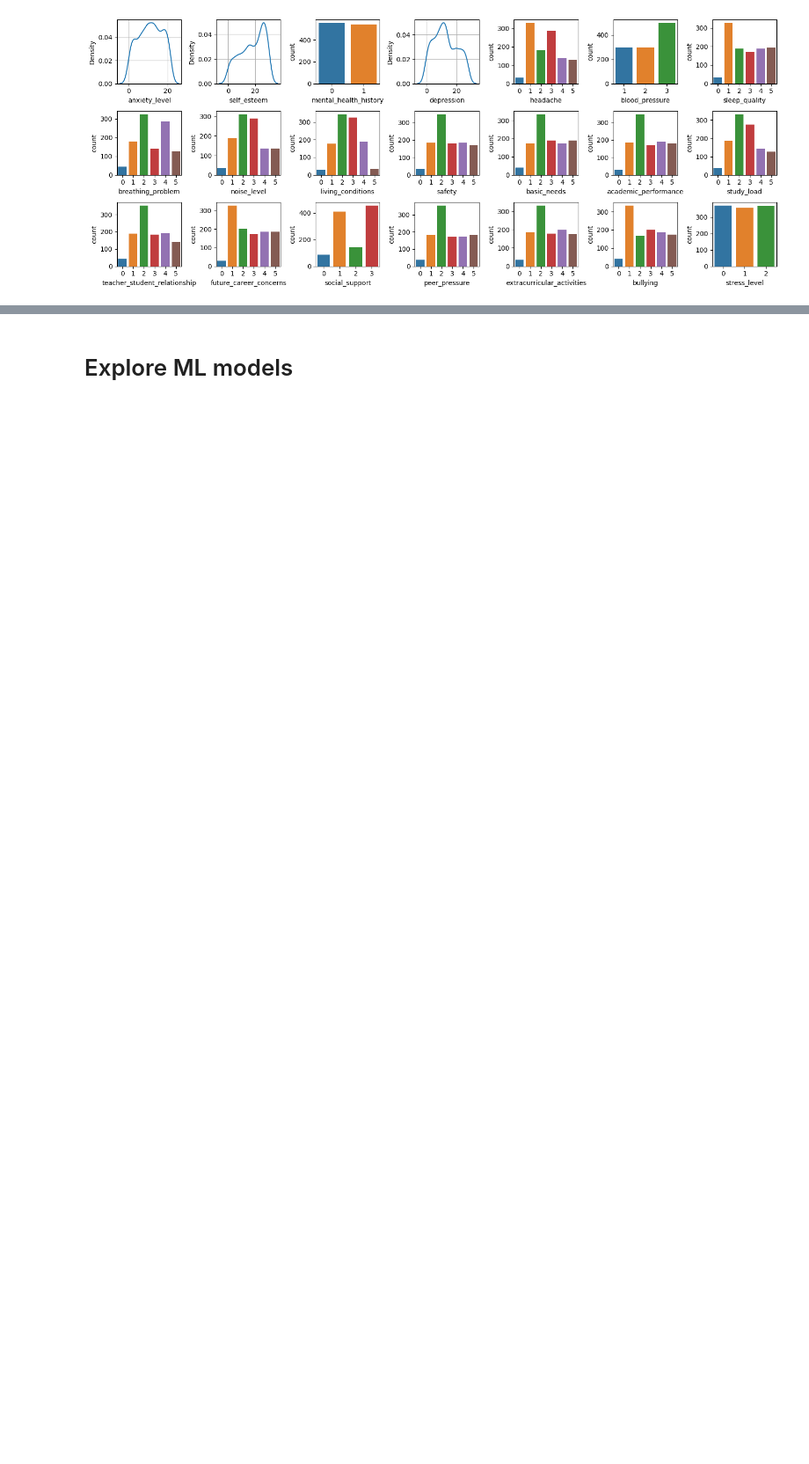
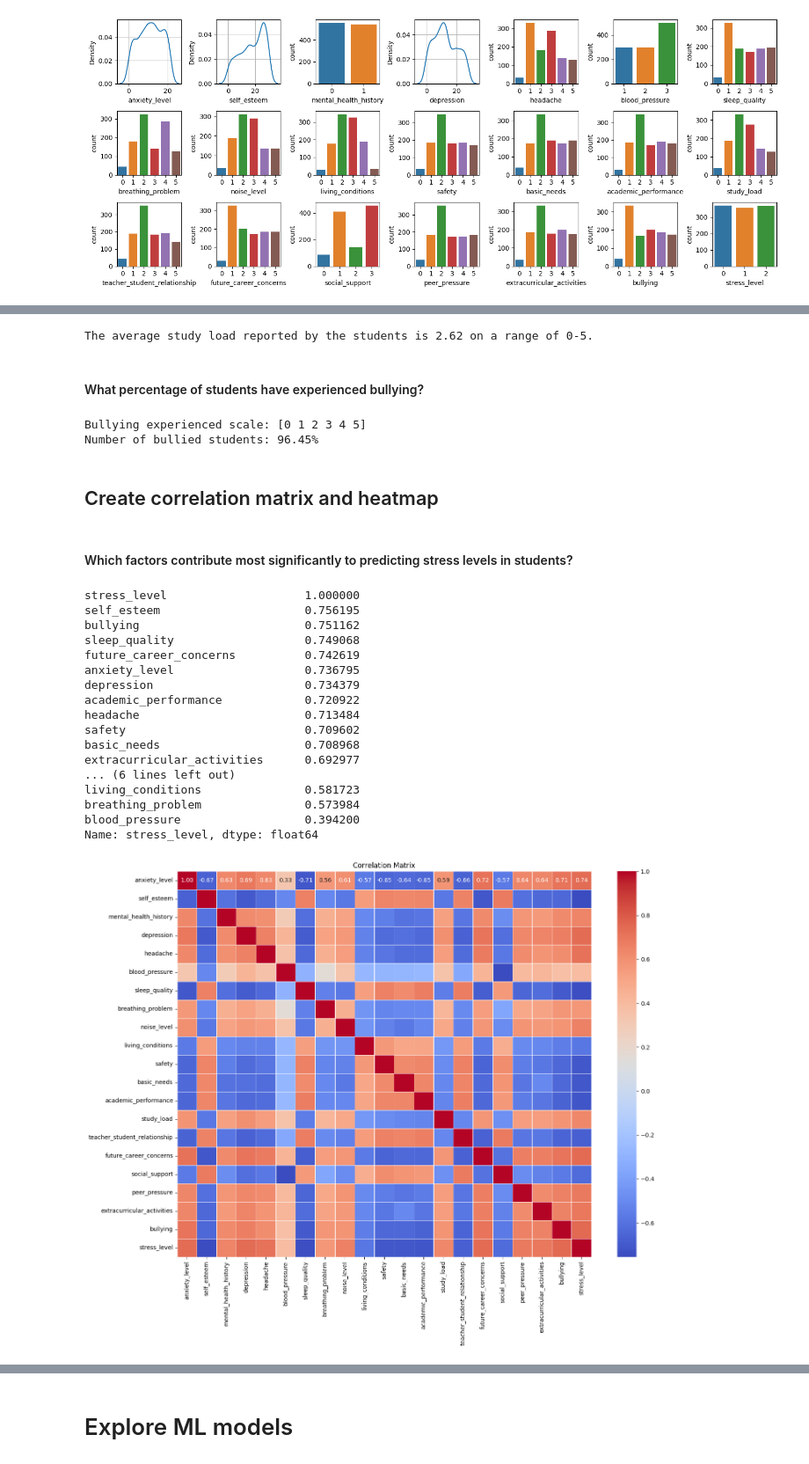
Before and after one commit to ZacPerry-dev/Student-Stress-Factors, a Jupyter notebook: notebook.ipynb, the cells around one changed output, grey strips where cells are left out. Shown at 88% size. Cells and saved outputs as stored; diff of their text form; code cells hidden in the pictures; blank space fills up the shorter version.

```diff
--- a/notebook.ipynb
+++ b/notebook.ipynb
@@ -73,0 +110,51 @@ plt.show()
+# %%
+print("The average study load reported by the students is ", round(slf_df["study_load"].mean(),2)," on a range of 0-5.", sep = "")
+# %% [output]
+The average study load reported by the students is 2.62 on a range of 0-5.
+# %% [markdown]
+#### What percentage of students have experienced bullying?
+# %%
+bullying_scale = slf_df['bullying'].unique()
+print(f'Bullying experienced scale: {np.sort(bullying_scale)}')
+
+# Any amount of bullying is included in the results
+bullied_students = len(slf_df[slf_df['bullying']>0])
+
+print(f'Number of bullied students: {round((bullied_students/slf_df.shape[0])*100, 2)}%')
+# %% [output]
+Bullying experienced scale: [0 1 2 3 4 5]
+Number of bullied students: 96.45%
+# %% [markdown]
+## Create correlation matrix and heatmap
+# %% [markdown]
+#### Which factors contribute most significantly to predicting stress levels in students?
+# %%
+corr = slf_df.corr()
+
+# print correlation for stress_level
+print(np.abs(corr['stress_level']).sort_values(ascending=False))
+
+# plot correlation matrix
+plt.figure(figsize=(16,12))
+sns.heatmap(corr, annot=True, cmap='coolwarm', fmt=".2f", linewidths=0.5)
+plt.title('Correlation Matrix')
+plt.show()
+# %% [output]
+stress_level                    1.000000
+self_esteem                     0.756195
+bullying                        0.751162
+sleep_quality                   0.749068
+future_career_concerns          0.742619
+anxiety_level                   0.736795
+depression                      0.734379
+academic_performance            0.720922
+headache                        0.713484
+safety                          0.709602
+basic_needs                     0.708968
+extracurricular_activities      0.692977
+... (6 lines left out)
+living_conditions               0.581723
+breathing_problem               0.573984
+blood_pressure                  0.394200
+Name: stress_level, dtype: float64
+[figure, added]
```
Also changed, not shown: parts of 27 cells of this notebook.
